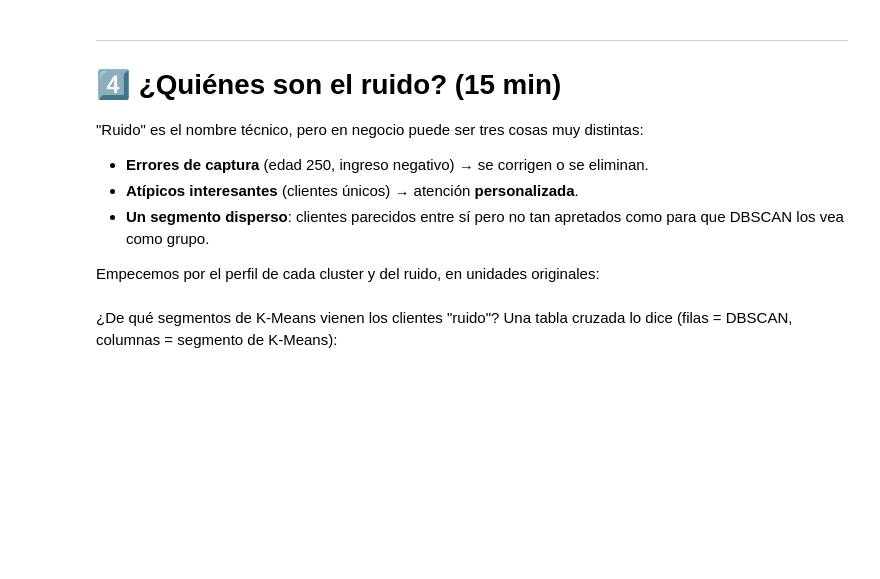
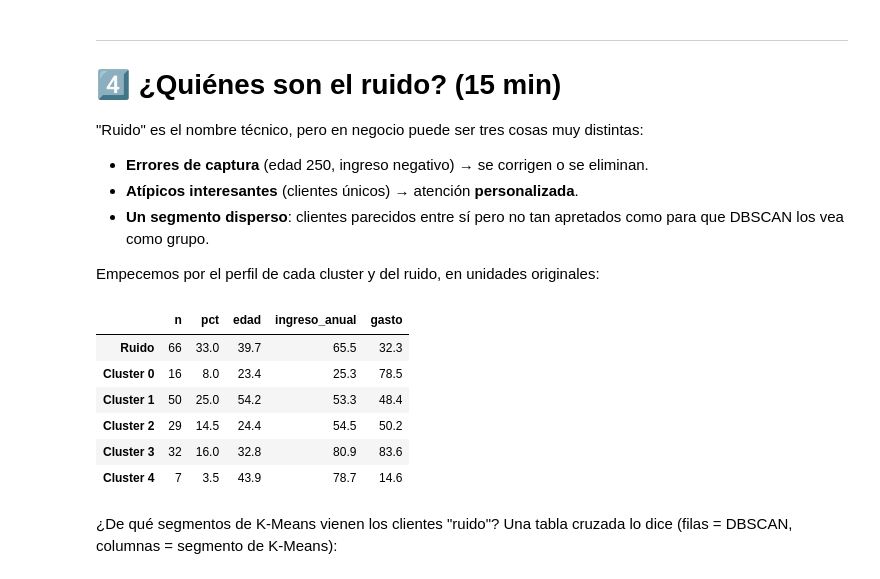
Before and after one commit to mateobortoni-max/aprendizaje-no-supervisado-student-644814, a Jupyter notebook: 02-dbscan/caso_mall.ipynb, the cells around one changed output. Cells and saved outputs as stored; diff of their text form; code cells hidden in the pictures; blank space fills up the shorter version.

```diff
--- a/02-dbscan/caso_mall.ipynb
+++ b/02-dbscan/caso_mall.ipynb
@@ -694,7 +694,19 @@ Empecemos por el perfil de cada cluster y del ruido, en unidades originales:
 # %%
 # Perfil (tamaño y promedios) de cada cluster de DBSCAN y del ruido
 # Pista: perfil_clusters(df, labels_dbscan, COLS_MALL)
 # ✍️ Tu código aquí
+
+perfil_dbscan = perfil_clusters(df, labels_dbscan, COLS_MALL)
+
+perfil_dbscan
+# %% [output]
+|  | n | pct | edad | ingreso_anual | gasto |
+| Ruido | 66 | 33.0 | 39.7 | 65.5 | 32.3 |
+| Cluster 0 | 16 | 8.0 | 23.4 | 25.3 | 78.5 |
+| Cluster 1 | 50 | 25.0 | 54.2 | 53.3 | 48.4 |
+| Cluster 2 | 29 | 14.5 | 24.4 | 54.5 | 50.2 |
+| Cluster 3 | 32 | 16.0 | 32.8 | 80.9 | 83.6 |
+| Cluster 4 | 7 | 3.5 | 43.9 | 78.7 | 14.6 |
 # %% [markdown]
 ¿De qué segmentos de K-Means vienen los clientes "ruido"? Una tabla cruzada lo dice (filas = DBSCAN, columnas = segmento de K-Means):
 # %%
```
Also changed, not shown: parts of 1 cell of this notebook.
